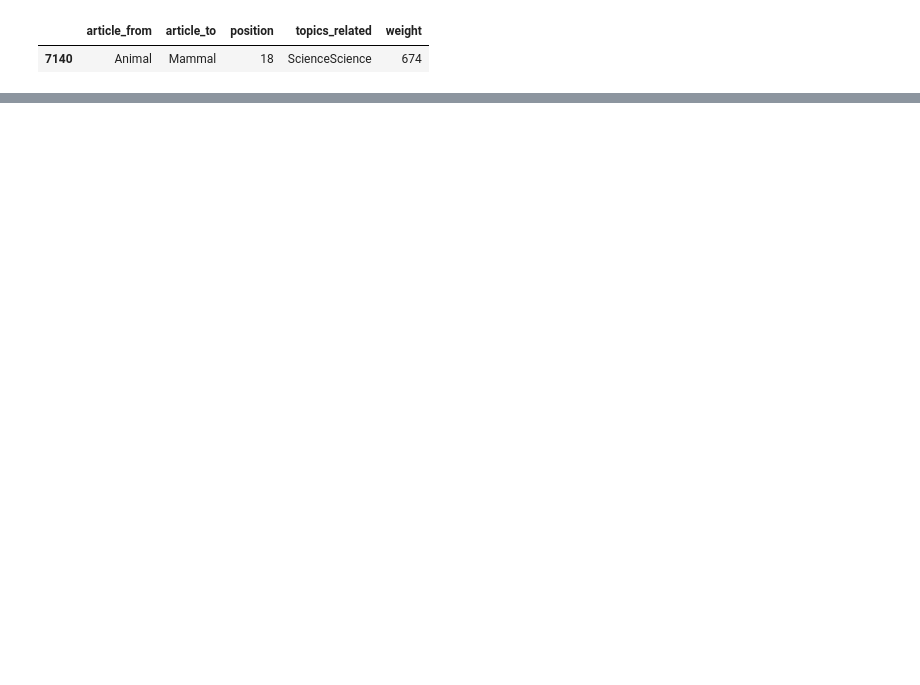
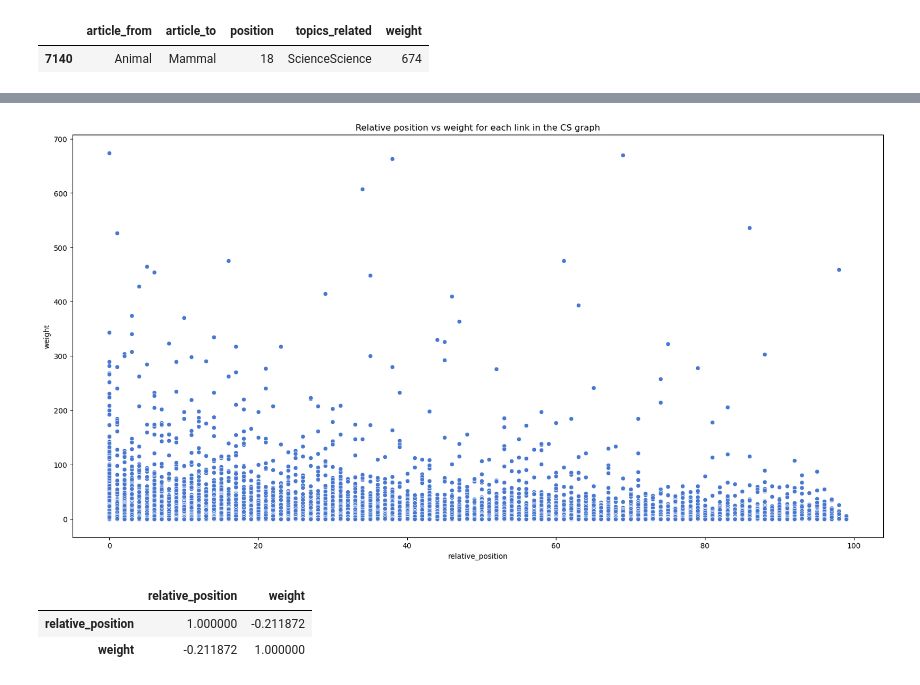
Before and after one commit to epfl-ada/ada-2022-project-groupe53, a Jupyter notebook: run.ipynb, the cells around one changed output, grey strips where cells are left out. Cells and saved outputs as stored; diff of their text form; code cells hidden in the pictures; blank space fills up the shorter version.

```diff
--- a/run.ipynb
+++ b/run.ipynb
@@ -488,0 +535,13 @@ links_df.sample(10)
+# %%
+#format relative_position to 2 decimals * 100
+links_df['relative_position'] = links_df['relative_position'].apply(lambda x: round(x,2)*100)
+# %%
+links_df.drop(columns=['position'], inplace=True)
+# %%
+#rename position2 to position
+links_df.rename(columns={'position2': 'position'}, inplace=True)
+# %%
+#drop links with Nan values in position
+links_df.dropna(subset=['position'], inplace=True)
+#change positoin to int
+links_df['position'] = links_df['position'].astype(int)
@@ -488,0 +562,15 @@ links_df.sample(10)
+# %%
+#plot relative_position vs weight for each link
+plt.figure(figsize=(20,10))
+sns.scatterplot(x=links_df.relative_position, y=links_df.weight, data=links_df, hue=None, palette="muted")
+plt.title("Relative position vs weight for each link in the CS graph")
+plt.show()
+# %% [output]
+[figure, added]
+# %%
+# compute spearman correlation between relative_position and weight
+links_df[['relative_position','weight']].corr(method='spearman')
+# %% [output]
+|  | relative_position | weight |
+| relative_position | 1.000000 | -0.211872 |
+| weight | -0.211872 | 1.000000 |
```
Also changed, not shown: parts of 34 cells of this notebook, 2 other files.
